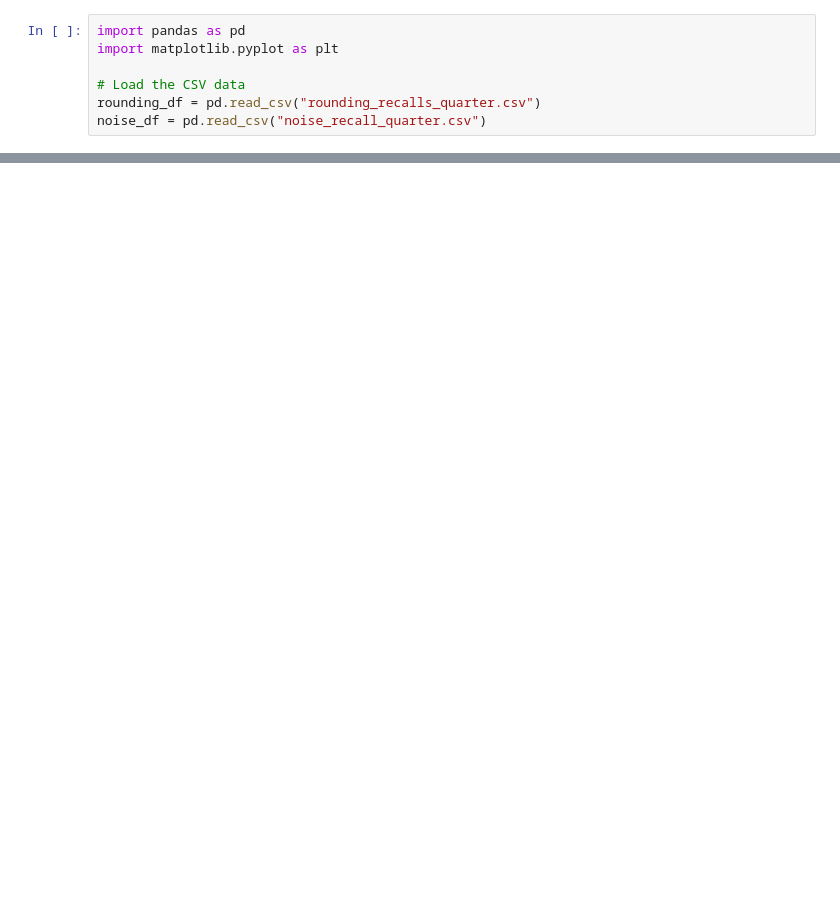
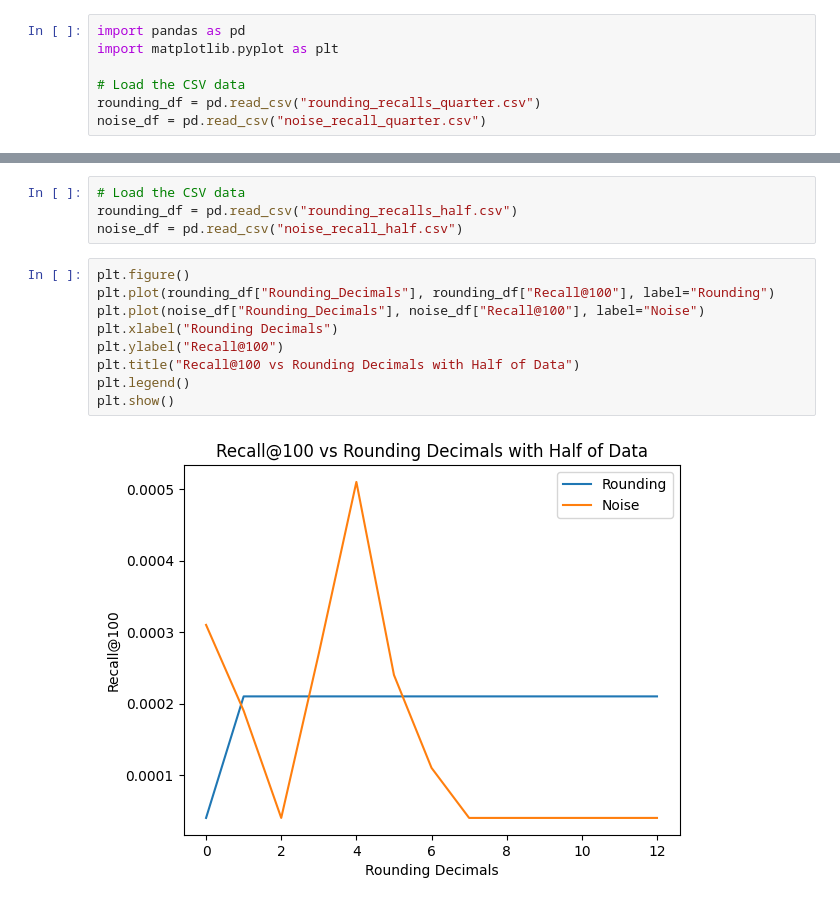
Before and after one commit to tobinsouth/PSIKnowledgeMatching, a Jupyter notebook: knowledge_matching/results/plots.ipynb, the cells around one changed output, grey strips where cells are left out. Cells and saved outputs as stored; diff of their text form; blank space fills up the shorter version.

```diff
--- a/knowledge_matching/results/plots.ipynb
+++ b/knowledge_matching/results/plots.ipynb
@@ -31,0 +34,15 @@ plt.show()
+# %%
+# Load the CSV data
+rounding_df = pd.read_csv("rounding_recalls_half.csv")
+noise_df = pd.read_csv("noise_recall_half.csv")
+# %%
+plt.figure()
+plt.plot(rounding_df["Rounding_Decimals"], rounding_df["Recall@100"], label="Rounding")
+plt.plot(noise_df["Rounding_Decimals"], noise_df["Recall@100"], label="Noise")
+plt.xlabel("Rounding Decimals")
+plt.ylabel("Recall@100")
+plt.title("Recall@100 vs Rounding Decimals with Half of Data")
+plt.legend()
+plt.show()
+# %% [output]
+[figure, added]
```
Also changed, not shown: parts of 8 cells of this notebook, 2 other files.
